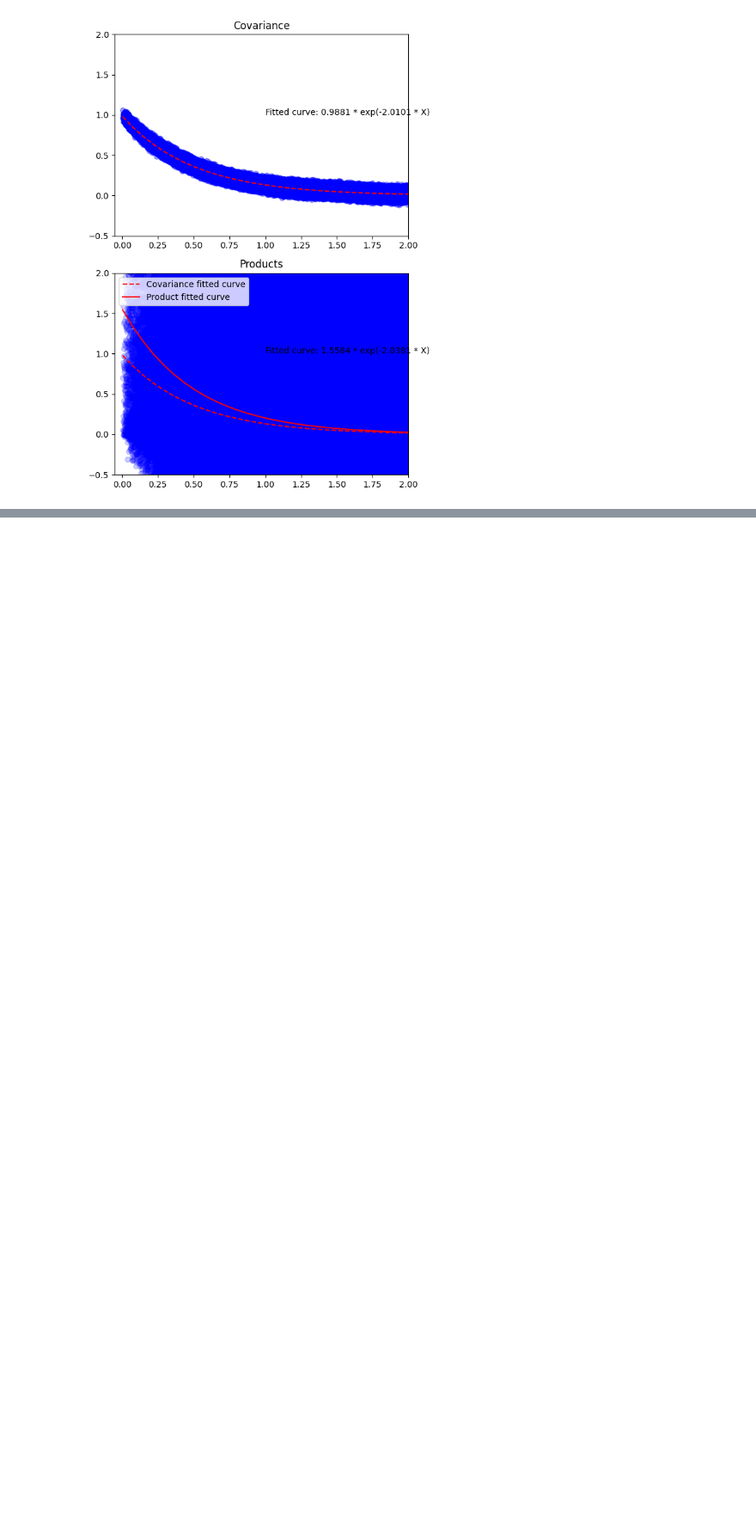
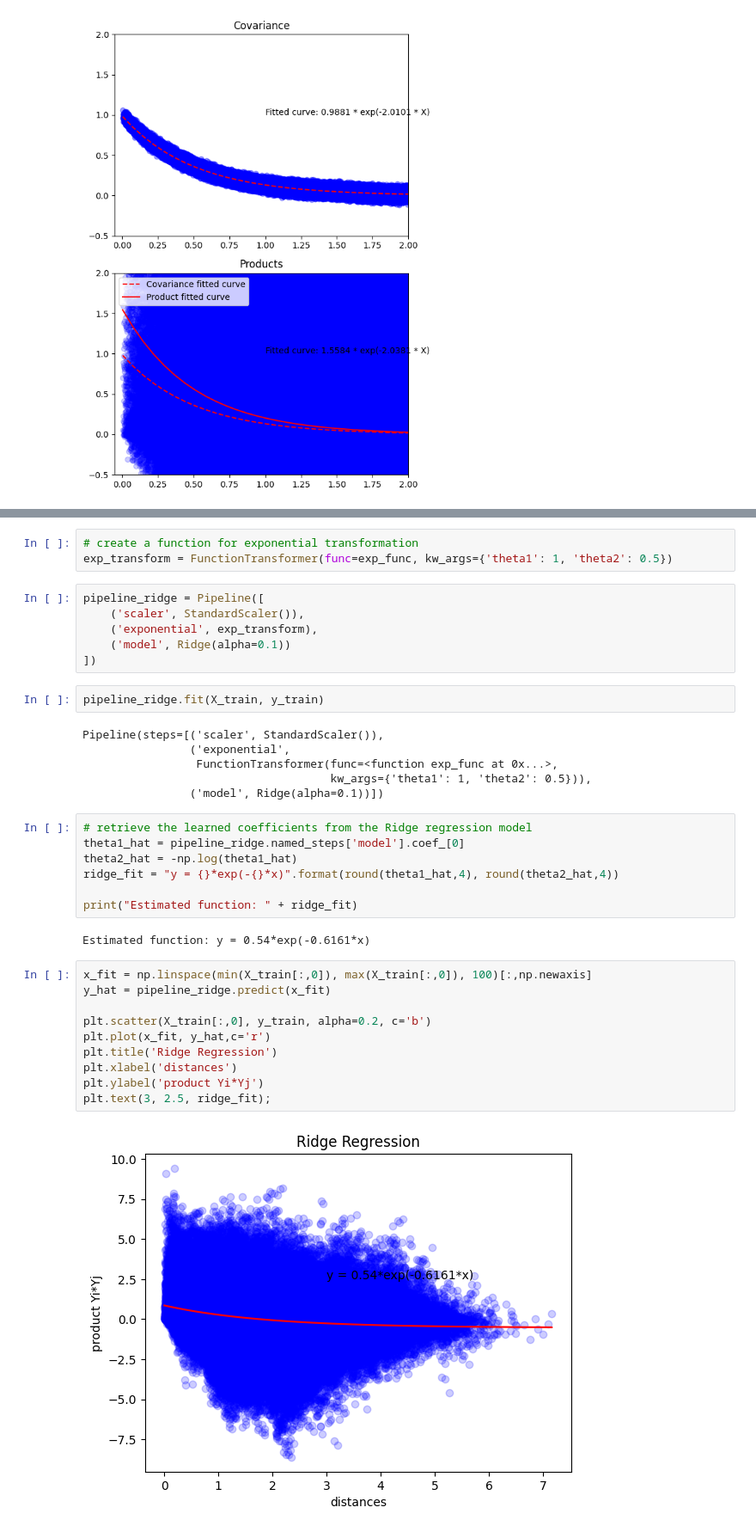
Before and after one commit to 272-burger/Covariance-Modeling, a Jupyter notebook: Covariance/RA_ExpRegression.ipynb, the cells around one changed output, grey strips where cells are left out. Shown at 86% size. Drawn from its saved outputs; the diff is of its cells as text; blank space fills up the shorter version.

Commit message:
Ridge regression

```diff
--- a/Covariance/RA_ExpPlotting.ipynb
+++ b/Covariance/RA_ExpRegression.ipynb
@@ -362,0 +397,38 @@ plt.show()
+# %%
+# create a function for exponential transformation
+exp_transform = FunctionTransformer(func=exp_func, kw_args={'theta1': 1, 'theta2': 0.5})
+# %%
+pipeline_ridge = Pipeline([
+    ('scaler', StandardScaler()),
+    ('exponential', exp_transform),
+    ('model', Ridge(alpha=0.1))
+])
+# %%
+pipeline_ridge.fit(X_train, y_train)
+# %% [output]
+Pipeline(steps=[('scaler', StandardScaler()),
+                ('exponential',
+                 FunctionTransformer(func=<function exp_func at 0x...>,
+                                     kw_args={'theta1': 1, 'theta2': 0.5})),
+                ('model', Ridge(alpha=0.1))])
+# %%
+# retrieve the learned coefficients from the Ridge regression model
+theta1_hat = pipeline_ridge.named_steps['model'].coef_[0]
+theta2_hat = -np.log(theta1_hat)
+ridge_fit = "y = {}*exp(-{}*x)".format(round(theta1_hat,4), round(theta2_hat,4))
+
+print("Estimated function: " + ridge_fit)
+# %% [output]
+Estimated function: y = 0.54*exp(-0.6161*x)
+# %%
+x_fit = np.linspace(min(X_train[:,0]), max(X_train[:,0]), 100)[:,np.newaxis]
+y_hat = pipeline_ridge.predict(x_fit)
+
+plt.scatter(X_train[:,0], y_train, alpha=0.2, c='b')
+plt.plot(x_fit, y_hat,c='r')
+plt.title('Ridge Regression')
+plt.xlabel('distances')
+plt.ylabel('product Yi*Yj')
+plt.text(3, 2.5, ridge_fit);
+# %% [output]
+[figure, added]
```
Also changed, not shown: parts of 10 cells of this notebook.
